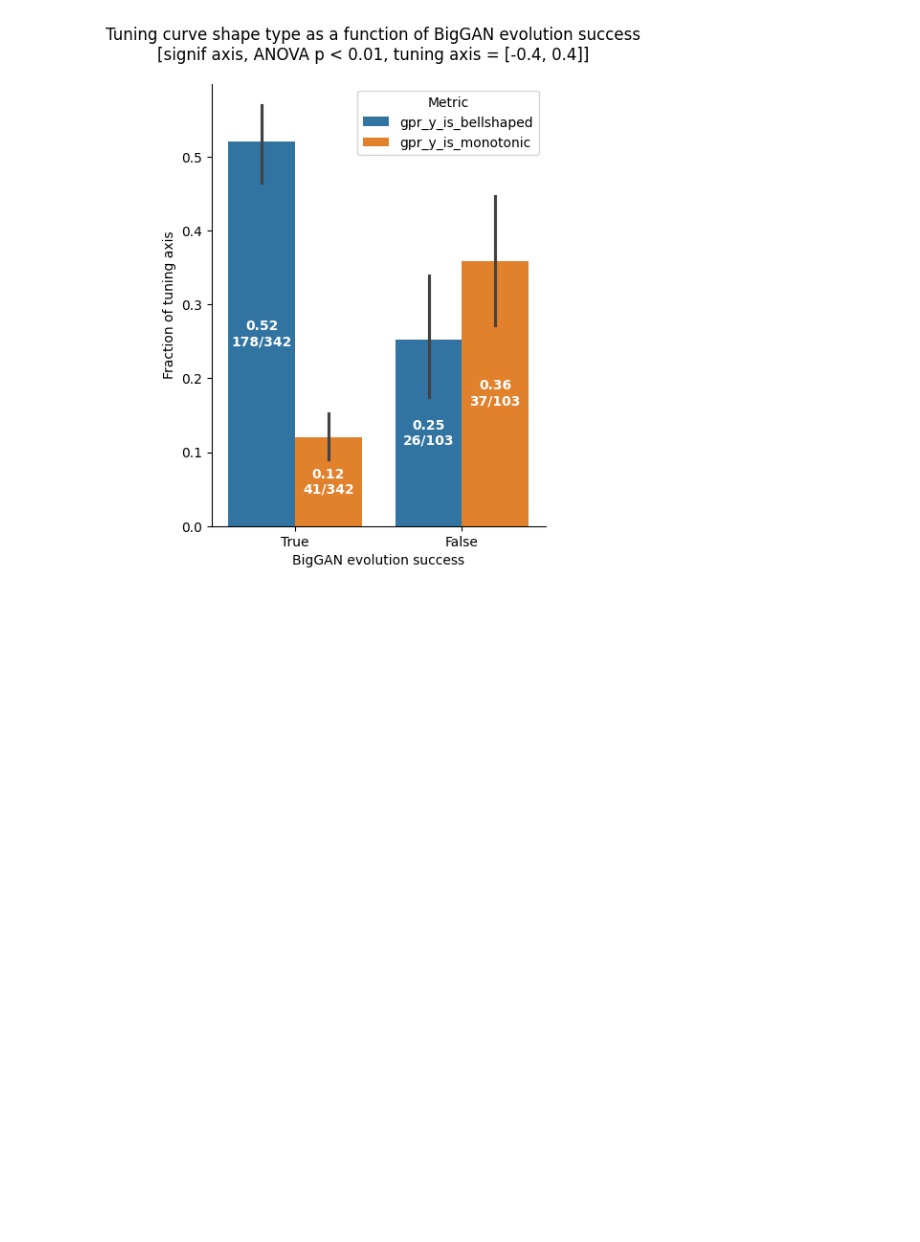
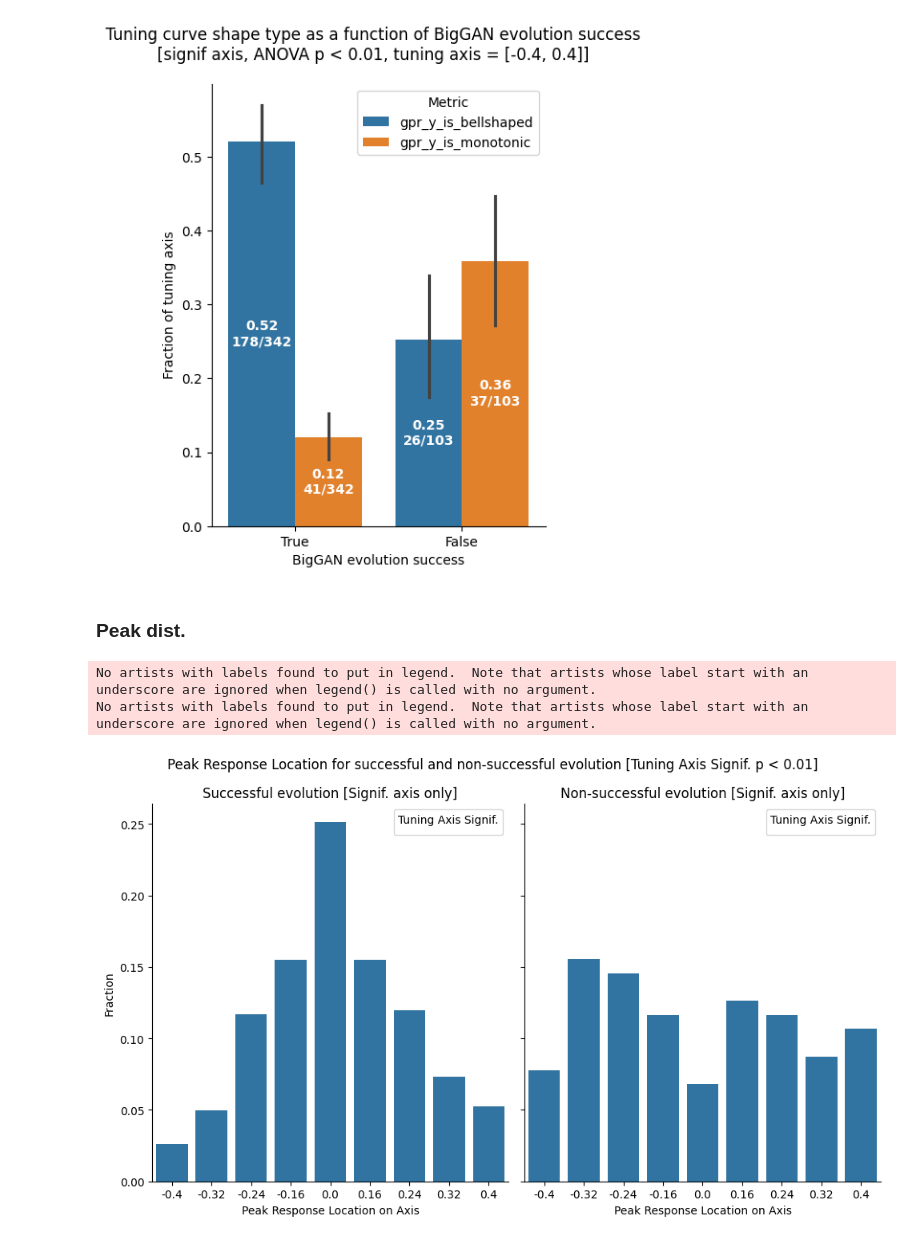
Before and after one commit to Animadversio/Neuro-ActMax-GAN-comparison, a Jupyter notebook: notebooks/Figure6_source_data_export.ipynb, the cells around one changed output. Drawn from its saved outputs; the diff is of its cells as text; code cells hidden in the pictures; blank space fills up the shorter version.

```diff
--- a/notebooks/Figure6_source_data_export.ipynb
+++ b/notebooks/Figure6_source_data_export.ipynb
@@ -848,3 +848,48 @@ plt.suptitle("Tuning curve shape type as a function of BigGAN evolution success\
 plt.show()
 # %% [output]
 [figure]
+# %% [markdown]
+### Peak dist.
+# %%
+# tuning_stats_synopsis_df = pd.read_pickle(join(syndir, f"ABCD_tuning_stats_synopsis.pkl"))
+tuning_stats_synopsis_df_fillmissing = pd.read_pickle(join(syndir, f"ABCD_tuning_stats_synopsis_fill_missing.pkl"))
+evol_stats_synopsis_df = pd.read_pickle(join(syndir, f"ABCD_evol_stats_synopsis.pkl"))
+
+tuning_stats_synopsis_df = tuning_stats_synopsis_df_fillmissing
+tuning_stats_synopsis_df['eig_id'] = tuning_stats_synopsis_df['eig_id'].astype(int)
+tuning_stats_synopsis_df['Exp_id'] = tuning_stats_synopsis_df.apply(lambda row: f"{row['Animal']}_{int(row['Expi'])}", axis=1)
+# %%
+# tuning_stats_synopsis_df['eig_id'] = tuning_stats_synopsis_df['eig_id'].astype(int)
+tuning_stats_synopsis_df['max_resp_lin_dist_bin'] = tuning_stats_synopsis_df['max_resp_lin_dist']
+# use this to merge the bins at 0.08 and -0.08 to 0.0 ( this rarely happens  )
+# [-0.4, -0.32, -0.24, -0.16, 0.0, 0.16, 0.24, 0.32, 0.4]
+tuning_stats_synopsis_df['max_resp_lin_dist_bin'] = tuning_stats_synopsis_df['max_resp_lin_dist_bin'].apply(lambda x: 0.0 if x <=0.08 and x >= -0.08 else x)
+# %%
+common_axis_mask = tuning_stats_synopsis_df.lin_dist_set.map(lambda x: max(x) == 0.4)
+# %%
+# add a column for statistical significance
+for pval_threshold in [0.01]:#[0.005, 0.01, 0.05]:
+    tuning_stats_synopsis_df['sig'] = tuning_stats_synopsis_df['p_value'] < pval_threshold
+    fig, ax = plt.subplots(1, 2, figsize=(10, 6), sharey=True)
+    sns.countplot(data=tuning_stats_synopsis_df[common_axis_mask].query("Exp_id in @BigGAN_success_explist  and  sig"),
+                x='max_resp_lin_dist_bin', stat='proportion', ax=ax[0], )#bins=[-0.4, -0.32, -0.24, -0.16, 0.0, 0.16, 0.24, 0.32, 0.4])
+    ax[0].set_title('Successful evolution [Signif. axis only]')
+    ax[0].set_xlabel('Peak Response Location on Axis')
+    ax[0].set_ylabel('Fraction')
+    ax[0].legend(title='Tuning Axis Signif.')
+
+    sns.countplot(data=tuning_stats_synopsis_df[common_axis_mask].query("Exp_id not in @BigGAN_success_explist  and  sig"),
+                x='max_resp_lin_dist_bin', stat='proportion', ax=ax[1], )#bins=[-0.4, -0.32, -0.24, -0.16, 0.0, 0.16, 0.24, 0.32, 0.4])
+    ax[1].set_title('Non-successful evolution [Signif. axis only]')
+    ax[1].set_xlabel('Peak Response Location on Axis')
+    ax[1].set_ylabel('Fraction')
+    ax[1].legend(title='Tuning Axis Signif.')
+
+    fig.suptitle(f'Peak Response Location for successful and non-successful evolution [Tuning Axis Signif. p < {pval_threshold}]')
+    plt.tight_layout()
+    # saveallforms(synfigdir, f"BigGAN_success_vs_fail_max_resp_lin_dist_countplot_signif_only_merge_p{pval_threshold}", figh=fig)
+    plt.show()
+# %% [output]
+No artists with labels found to put in legend.  Note that artists whose label start with an underscore are ignored when legend() is called with no argument.
+No artists with labels found to put in legend.  Note that artists whose label start with an underscore are ignored when legend() is called with no argument.
+[figure, added]
```
Also changed, not shown: parts of 8 cells of this notebook.
